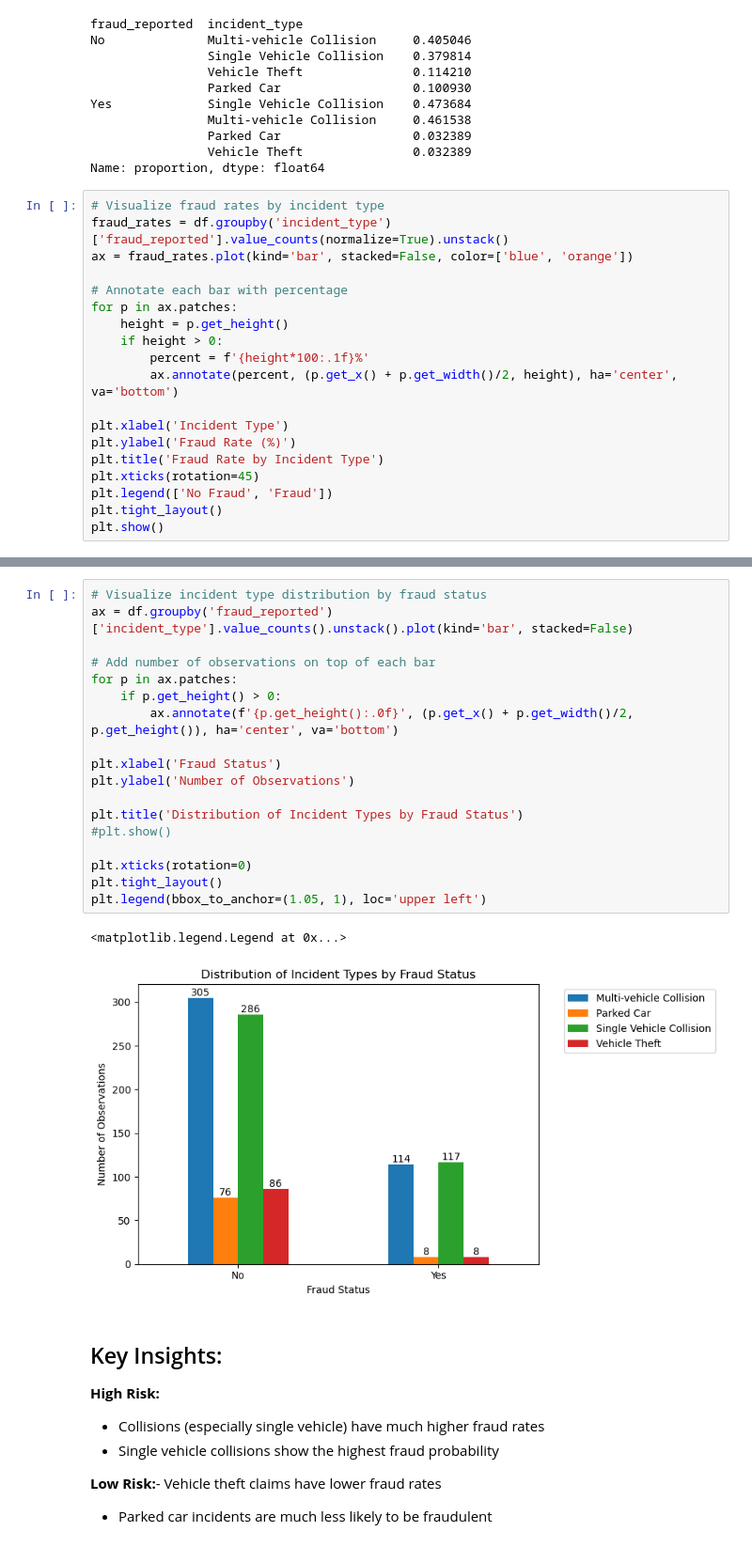
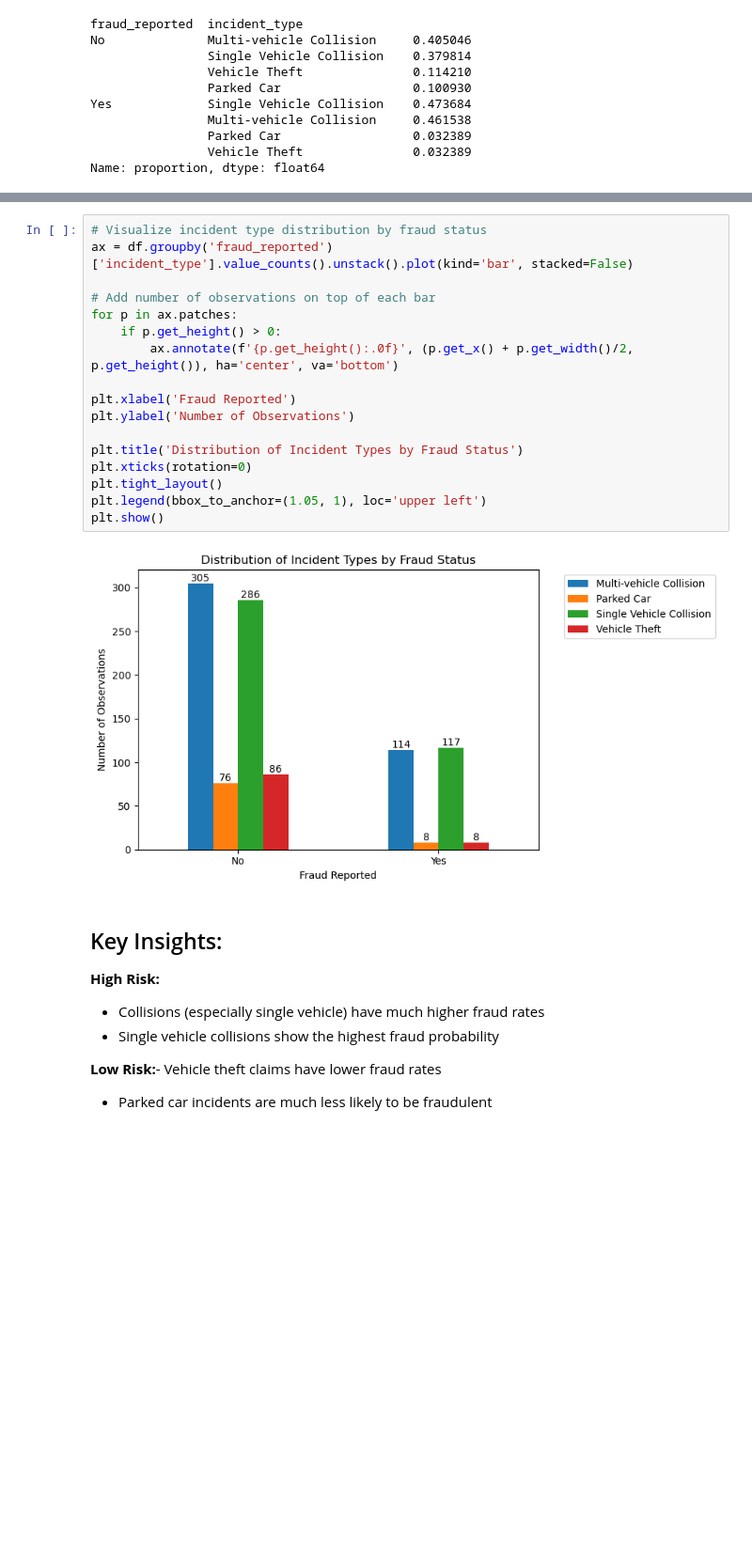
Before and after one commit to oaj1/Insurance_Claims, a Jupyter notebook: Insurance_Claims_IncidentCharacteristicsEDA.ipynb, the cells around one changed output, grey strips where cells are left out. Shown: that part at 94% size. Saved outputs shown, nothing was run; the diff lists cells and outputs as text; blank space fills up the shorter version.

```diff
--- a/Insurance_Claims_IncidentCharacteristicsEDA.ipynb
+++ b/Insurance_Claims_IncidentCharacteristicsEDA.ipynb
@@ -34,22 +34,3 @@ Yes             Single Vehicle Collision    0.473684
                 Parked Car                  0.032389
                 Vehicle Theft               0.032389
 Name: proportion, dtype: float64
-# %%
-# Visualize fraud rates by incident type
-fraud_rates = df.groupby('incident_type')['fraud_reported'].value_counts(normalize=True).unstack()
-ax = fraud_rates.plot(kind='bar', stacked=False, color=['blue', 'orange'])
-
-# Annotate each bar with percentage
-for p in ax.patches:
-    height = p.get_height()
-    if height > 0:
-        percent = f'{height*100:.1f}%'
-        ax.annotate(percent, (p.get_x() + p.get_width()/2, height), ha='center', va='bottom')
-
-plt.xlabel('Incident Type')
-plt.ylabel('Fraud Rate (%)')
-plt.title('Fraud Rate by Incident Type')
-plt.xticks(rotation=45)
-plt.legend(['No Fraud', 'Fraud'])
-plt.tight_layout()
-plt.show()
@@ -58,24 +37,22 @@ plt.show()
 # %%
 # Visualize incident type distribution by fraud status
 ax = df.groupby('fraud_reported')['incident_type'].value_counts().unstack().plot(kind='bar', stacked=False)
 
 # Add number of observations on top of each bar
 for p in ax.patches:
     if p.get_height() > 0:
         ax.annotate(f'{p.get_height():.0f}', (p.get_x() + p.get_width()/2, p.get_height()), ha='center', va='bottom')
 
-plt.xlabel('Fraud Status')
+plt.xlabel('Fraud Reported')
 plt.ylabel('Number of Observations')
 
 plt.title('Distribution of Incident Types by Fraud Status')
-#plt.show()
-
 plt.xticks(rotation=0)
 plt.tight_layout()
 plt.legend(bbox_to_anchor=(1.05, 1), loc='upper left')
+plt.show()
 # %% [output]
-<matplotlib.legend.Legend at 0x...>
-[figure, old version]
+[figure, new version]
 # %% [markdown]
 ## Key Insights:
 
```
Also changed, not shown: parts of 9 cells of this notebook, 1 other file.
